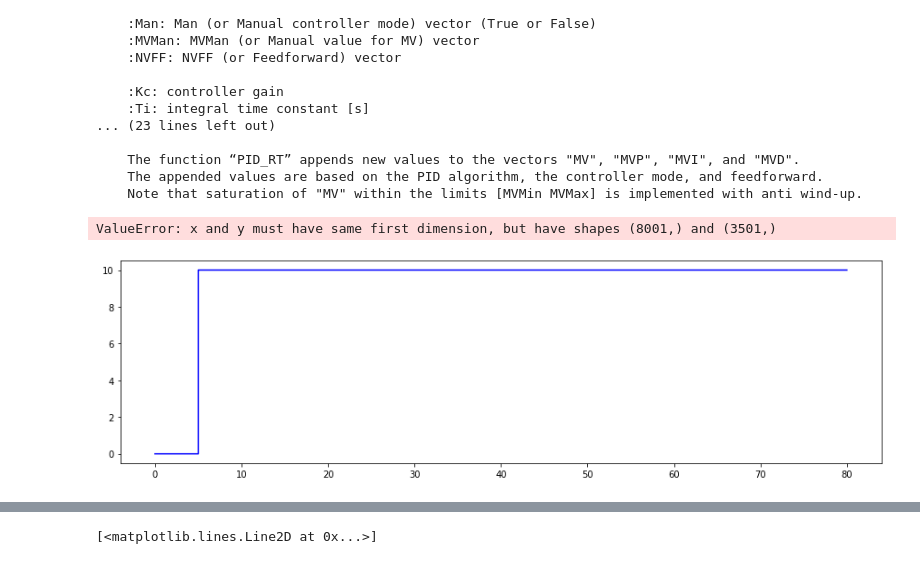
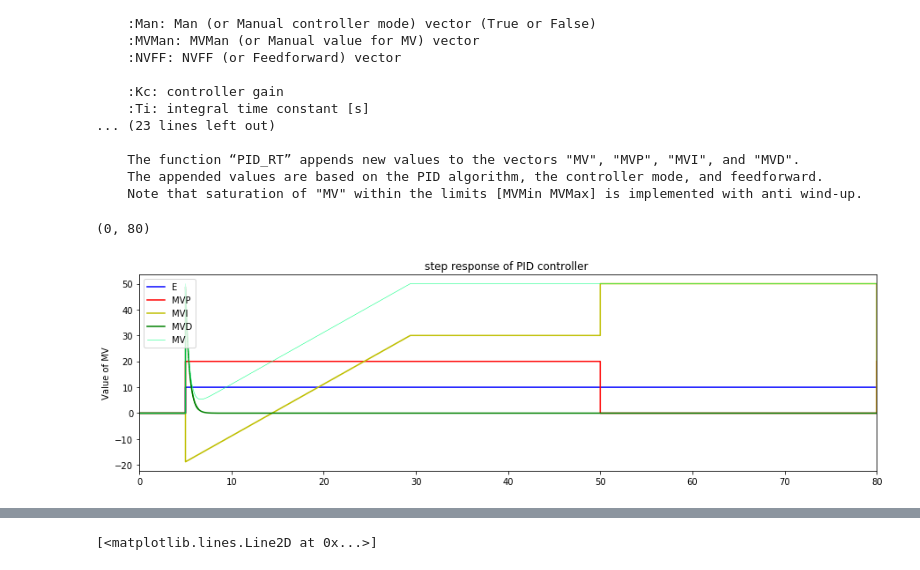
Before and after one commit to esme-deep/control_theory-, a Jupyter notebook: student_package.ipynb, the cells around one changed output, grey strips where cells are left out. Cells and saved outputs as stored; diff of their text form; code cells hidden in the pictures.

```diff
--- a/student_package.ipynb
+++ b/student_package.ipynb
@@ -48,10 +48,15 @@ SPPath = {0: 50, 5:50 , 50: 50, 80: 50, TSim: 50}
 PVPath = {0: 50, 5: 40, 50: 40, 80: 40, TSim: 40} #PV we let it constant
 
 # Path for MAN
-ManPath = {0: False, 5:True , 50: False, 80: False, TSim: False}
+ManPath = {0: False, 5:False, 50: True, 80: True, TSim: False}
 
 #path for MVMAN
-MVManPath = {0: 50, TSim: 50}
+MVManPath = {0: 50, 5:50 , 50: 50, 80: 50, TSim: 50}
+
+
+# path for MVFF
+MVFFpath = {0: 0}
+
 
 t = []
 
@@ -80,35 +85,35 @@ T = 5
 theta = 10
 Ti = 10
 Td = 1
 alpha = 0.4
 MVMin = 0
 MVMax = 50
 
 for i in range(0,N):
     t.append(i*Ts)
     SelectPath_RT(SPPath,t,SP)
     SelectPath_RT(PVPath,t,PV)
     SelectPath_RT(MVManPath,t,MVMan)
     SelectPath_RT(ManPath,t,Man)
-
+    SelectPath_RT(MVFFpath,t,MVFF)
     PID_RT(SP,PV,Man,MVMan,MVFF,2,Ti,Td,alpha,Ts,MVMin,MVMax,MV,MVP,MVI,MVD,E,False,0,'EBD_EBD')
 
 
 
 plt.figure(figsize = (15,9))
 
 plt.subplot(2,1,1)
 plt.step(t,E,'b-',label='E',where='post')
 plt.step(t,MVP,'r-',label='MVP',where='post')
 plt.step(t,MVI,'y-',label='MVI',where='post')
 plt.step(t,MVD,'g-',label='MVD',where='post')
 plt.step(t,MV,'springgreen',linewidth=0.5,label='MV',where='post')
 plt.ylabel('Value of MV')
 plt.title('step response of PID controller ')
 plt.legend(loc='best')
 plt.xlim([0, TSim])
 # %% [output]
-ValueError: x and y must have same first dimension, but have shapes (8001,) and (3501,)
+(0, 80)
-[figure, old version]
+[figure, new version]
 # %%
 help(LeadLag_RT)
```
Also changed, not shown: parts of 1 cell of this notebook, 9 other files.
